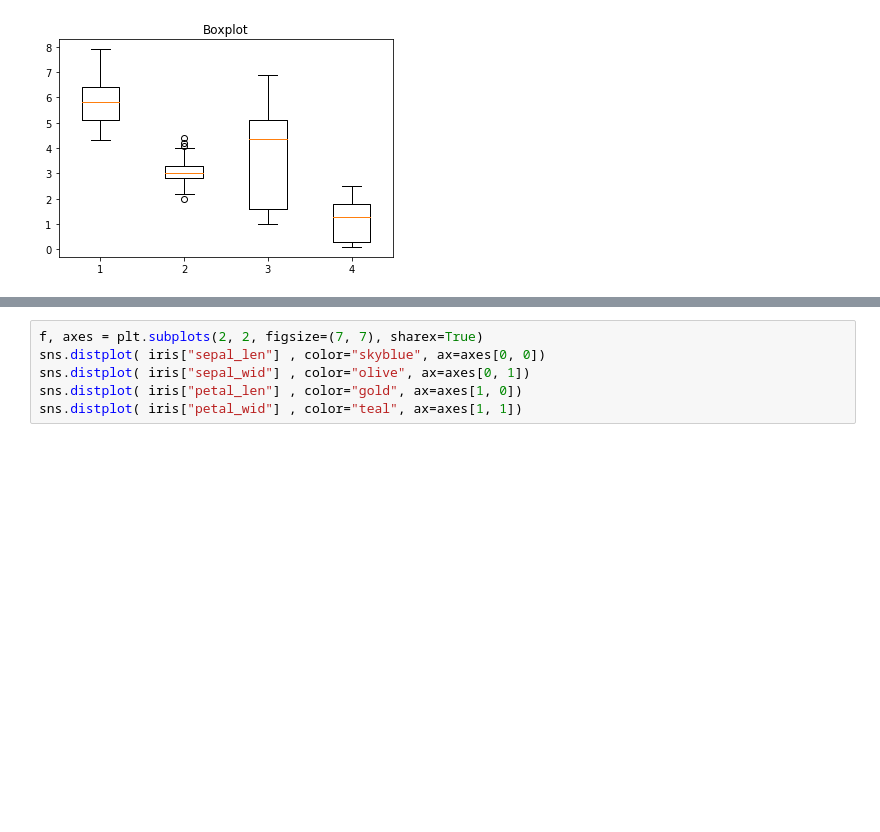
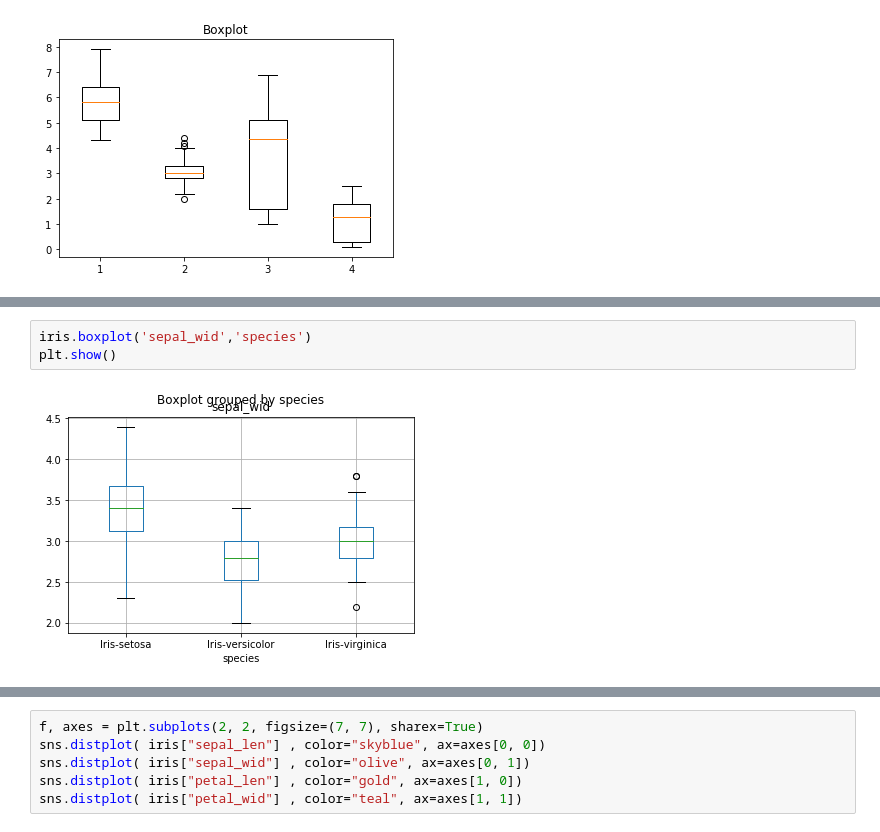
Before and after one commit to Atrus619/CSDGAN, a Jupyter notebook: code/Iris Data Wrangling & Exploration.ipynb, the cells around one changed output, grey strips where cells are left out. Drawn from its saved outputs; the diff is of its cells as text; blank space fills up the shorter version.

```diff
--- a/code/Iris Data Wrangling & Exploration.ipynb
+++ b/code/Iris Data Wrangling & Exploration.ipynb
@@ -60,0 +67,5 @@ Data distributions look okay via the box plot. Let's take a look at a few histog
+# %%
+iris.boxplot('sepal_wid','species')
+plt.show()
+# %% [output]
+[figure, added]
```
Also changed, not shown: parts of 13 cells of this notebook, 7 other files.
